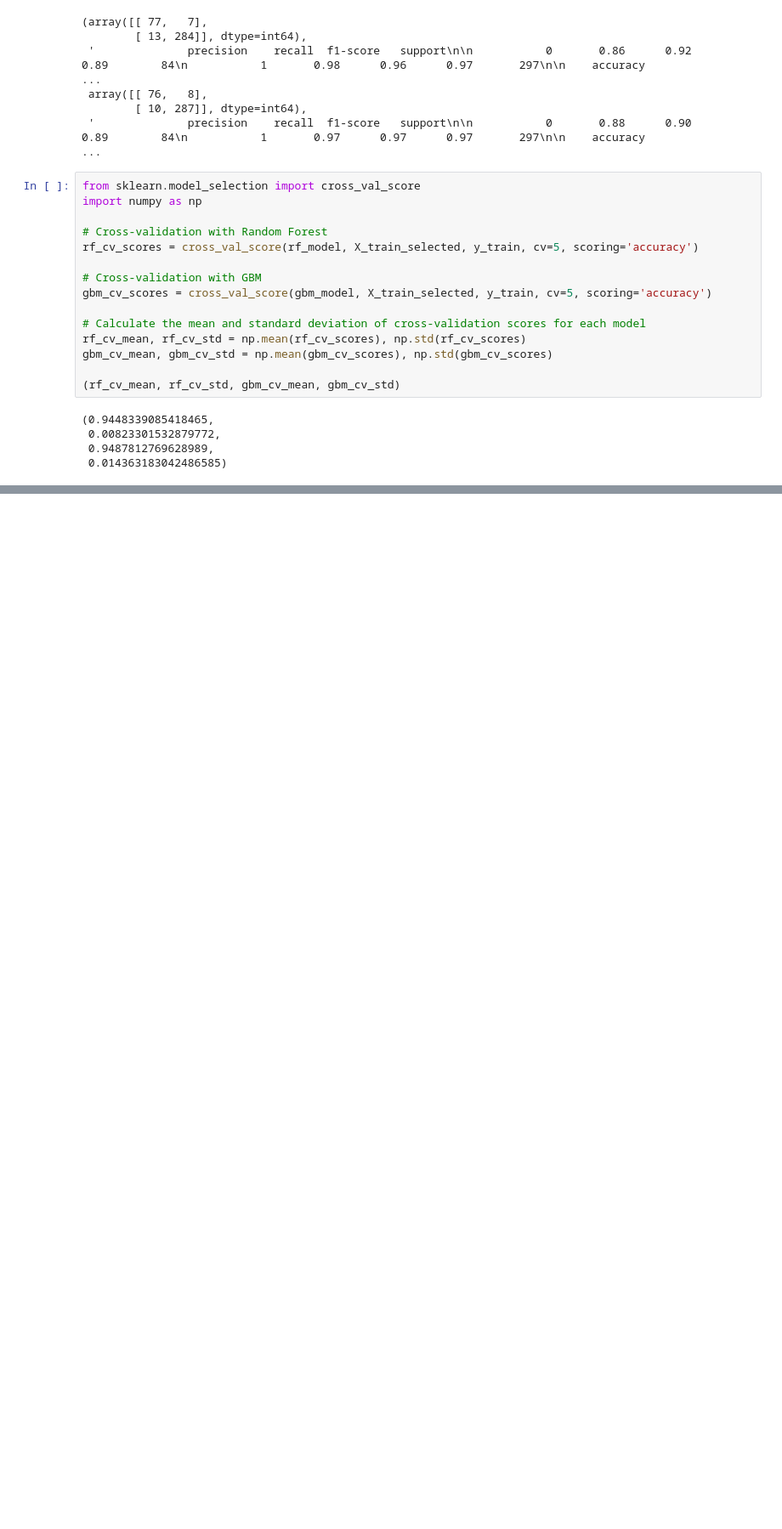
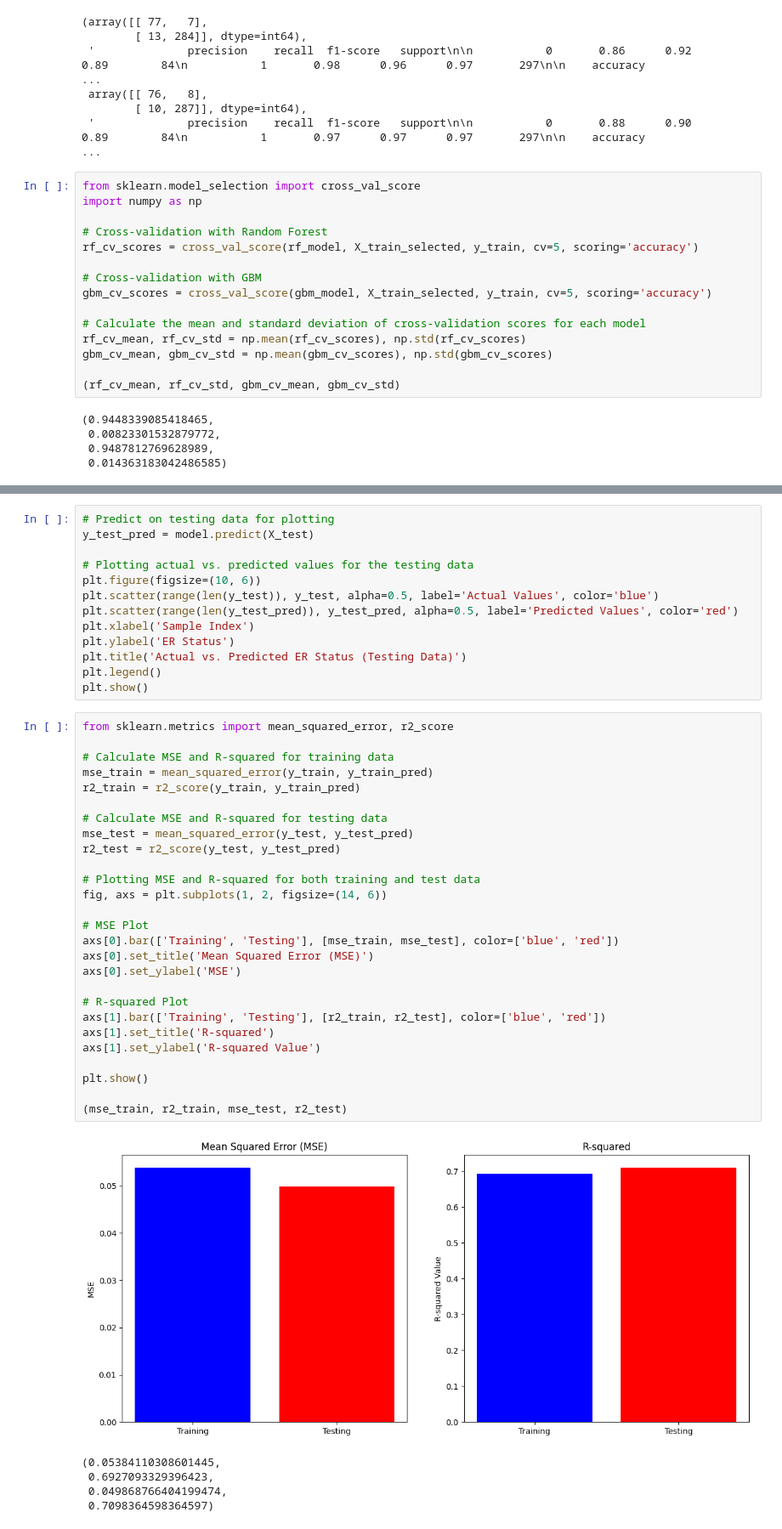
Before and after one commit to GirmaSis/Integrative-Machine-Learning-Analysis-of-Genomic-and-Clinical-Data-for-Breast-Cancer, a Jupyter notebook: Breast_Cancer_METABRIC_Data_Analysis_ori.ipynb, the cells around one changed output, grey strips where cells are left out. Shown at 85% size. Drawn from its saved outputs; the diff is of its cells as text; blank space fills up the shorter version.

Commit message:
plots and results

```diff
--- a/Breast_Cancer_METABRIC_Data_Analysis_ori.ipynb
+++ b/Breast_Cancer_METABRIC_Data_Analysis_ori.ipynb
@@ -304,0 +351,46 @@ gbm_cv_mean, gbm_cv_std = np.mean(gbm_cv_scores), np.std(gbm_cv_scores)
+# %%
+# Predict on testing data for plotting
+y_test_pred = model.predict(X_test)
+
+# Plotting actual vs. predicted values for the testing data
+plt.figure(figsize=(10, 6))
+plt.scatter(range(len(y_test)), y_test, alpha=0.5, label='Actual Values', color='blue')
+plt.scatter(range(len(y_test_pred)), y_test_pred, alpha=0.5, label='Predicted Values', color='red')
+plt.xlabel('Sample Index')
+plt.ylabel('ER Status')
+plt.title('Actual vs. Predicted ER Status (Testing Data)')
+plt.legend()
+plt.show()
+# %%
+from sklearn.metrics import mean_squared_error, r2_score
+
+# Calculate MSE and R-squared for training data
+mse_train = mean_squared_error(y_train, y_train_pred)
+r2_train = r2_score(y_train, y_train_pred)
+
+# Calculate MSE and R-squared for testing data
+mse_test = mean_squared_error(y_test, y_test_pred)
+r2_test = r2_score(y_test, y_test_pred)
+
+# Plotting MSE and R-squared for both training and test data
+fig, axs = plt.subplots(1, 2, figsize=(14, 6))
+
+# MSE Plot
+axs[0].bar(['Training', 'Testing'], [mse_train, mse_test], color=['blue', 'red'])
+axs[0].set_title('Mean Squared Error (MSE)')
+axs[0].set_ylabel('MSE')
+
+# R-squared Plot
+axs[1].bar(['Training', 'Testing'], [r2_train, r2_test], color=['blue', 'red'])
+axs[1].set_title('R-squared')
+axs[1].set_ylabel('R-squared Value')
+
+plt.show()
+
+(mse_train, r2_train, mse_test, r2_test)
+# %% [output]
+[figure, added]
+(0.05384110308601445,
+ 0.6927093329396423,
+ 0.049868766404199474,
+ 0.7098364598364597)
```
Also changed, not shown: parts of 12 cells of this notebook, 3 other files.
